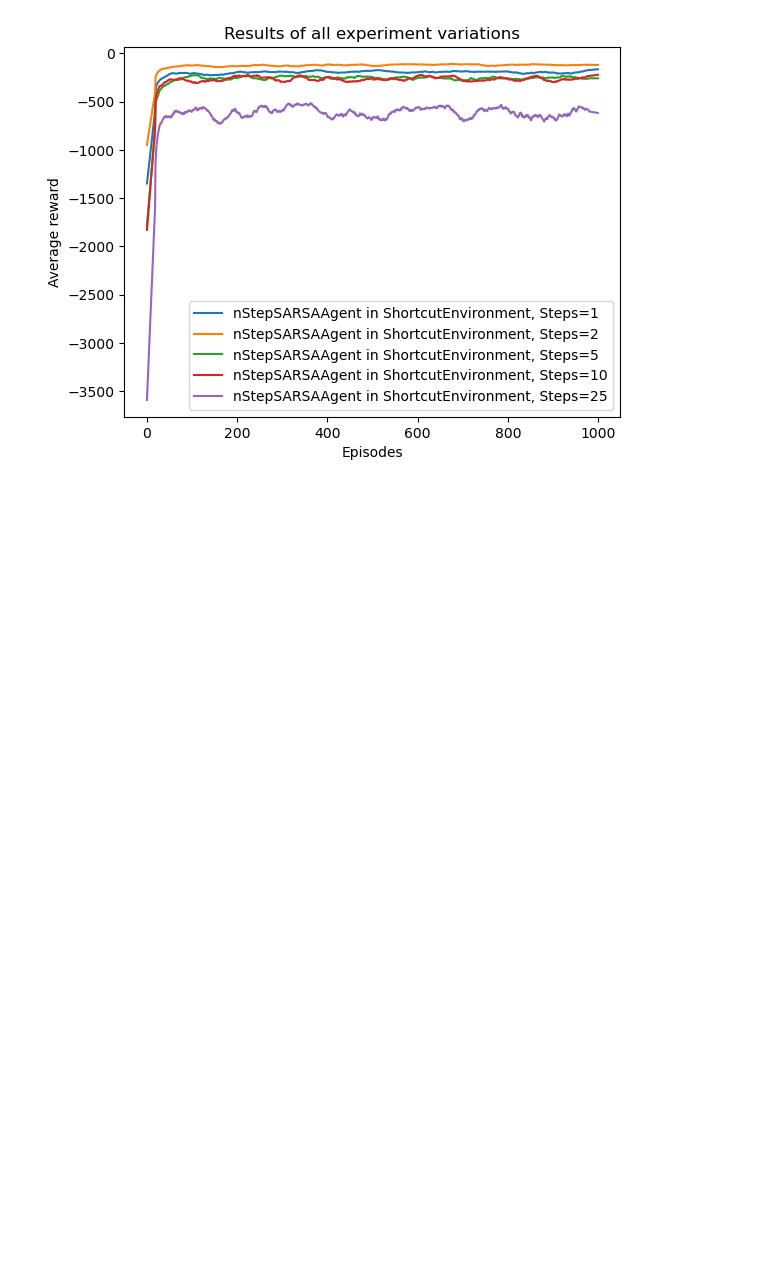
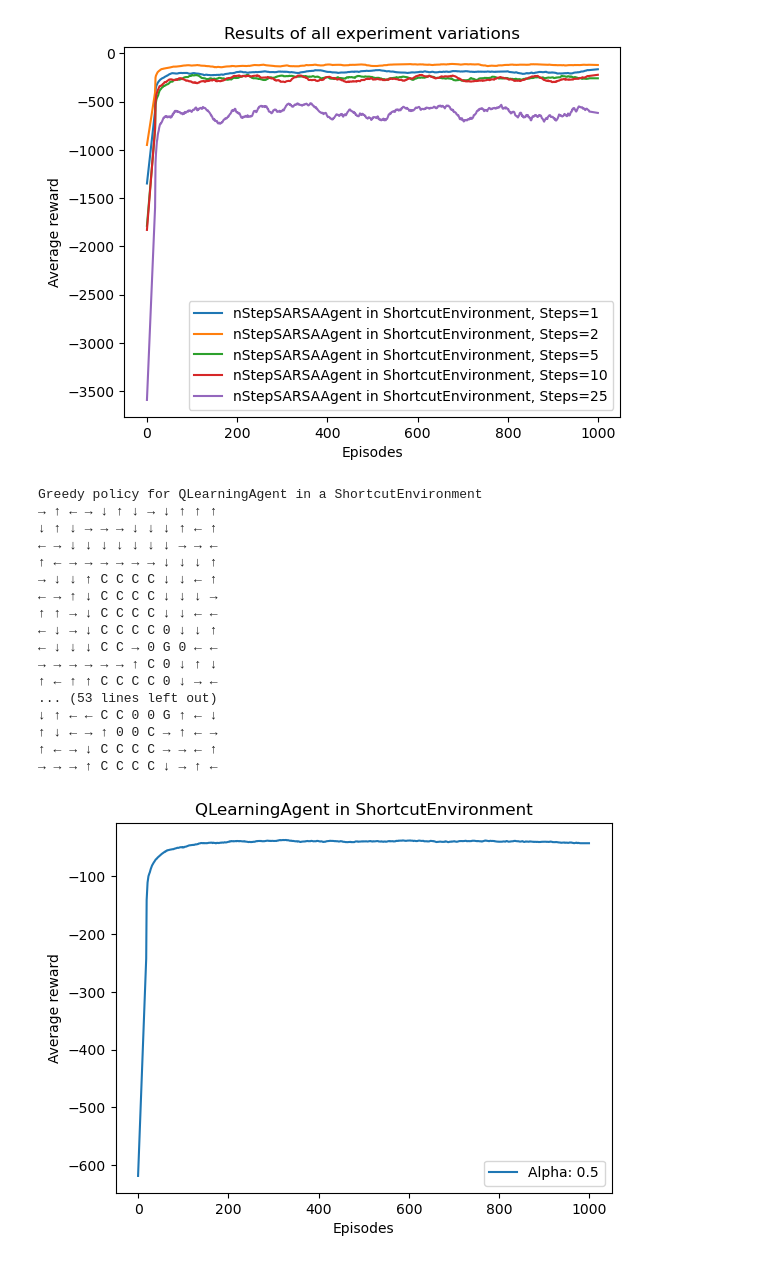
Before and after one commit to insatiable-boredom/irl_a2, a Jupyter notebook: Experiment.ipynb, the cells around one changed output. Saved outputs shown, nothing was run; the diff lists cells and outputs as text; code cells hidden in the pictures; blank space fills up the shorter version.

Commit message:
Experiment and results, updated
Final version of experiment code and results

```diff
--- a/Experiment.ipynb
+++ b/Experiment.ipynb
@@ -72,7 +72,7 @@ def graph(curve: np.typing.ArrayLike, label: str, title: str = None, x_label="Ep
     plt.legend(loc='lower right')
 
 
-def complete_run(agent, env, avg_rewards: list, var: str, val: float, all_rewards: list, all_labels: list, **args):
+def complete_run(agent, env, avg_rewards: list, var: str, val: float, all_rewards: list, all_labels: list):
     """
     Saves the run results and outputs the run results figure.
 
@@ -280,3 +257,54 @@ Greedy policy for nStepSARSAAgent in a ShortcutEnvironment
 [figure]
 [figure]
 [figure]
+# %%
+# Prepare experiment variables
+seed = None
+a = 0.5
+steps = 2
+tests = [(QLearningAgent, ShortcutEnvironment),
+          (SARSAAgent, ShortcutEnvironment),
+          (SARSAAgent, WindyShortcutEnvironment),
+          (ExpectedSARSAAgent, ShortcutEnvironment),
+          (nStepSARSAAgent, ShortcutEnvironment)]
+
+# In experiment variables
+if seed is not None:
+    np.random.seed(seed)
+all_rewards = []
+all_labels = []
+
+# Experiment
+for agent, env in tests:
+    if agent is not nStepSARSAAgent:
+        avg_rewards = run_repetitions(agent, env, a=a)
+        complete_run(agent, env, avg_rewards, "Alpha", a, all_rewards, all_labels)
+    else:
+        avg_rewards = run_repetitions(agent, env, a=a, n_steps=steps)
+        complete_run(agent, env, avg_rewards, "n_stpes", steps, all_rewards, all_labels)
+
+
+# Present results
+plt.figure()
+for curve, label in zip(all_rewards, all_labels):
+    graph(curve, label, "Results of all experiment variations")
+plt.show()
+# %% [output]
+Greedy policy for QLearningAgent in a ShortcutEnvironment
+→ ↑ ← → ↓ ↑ ↓ → ↓ ↑ ↑ ↑
+↓ ↑ ↓ → → → ↓ ↓ ↓ ↑ ← ↑
+← → ↓ ↓ ↓ ↓ ↓ ↓ ↓ → → ←
+↑ ← → → → → → → ↓ ↓ ↓ ↑
+→ ↓ ↓ ↑ C C C C ↓ ↓ ← ↑
+← → ↑ ↓ C C C C ↓ ↓ ↓ →
+↑ ↑ → ↓ C C C C ↓ ↓ ← ←
+← ↓ → ↓ C C C C 0 ↓ ↓ ↑
+← ↓ ↓ ↓ C C → 0 G 0 ← ←
+→ → → → → → ↑ C 0 ↓ ↑ ↓
+↑ ← ↑ ↑ C C C C 0 ↓ → ←
+... (53 lines left out)
+↓ ↑ ← ← C C 0 0 G ↑ ← ↓
+↑ ↓ ← → ↑ 0 0 C → ↑ ← →
+↑ ← → ↓ C C C C → → ← ↑
+→ → → ↑ C C C C ↓ → ↑ ←
+[figure, added]
```
Also changed, not shown: parts of 2 cells of this notebook, 1 other file.
